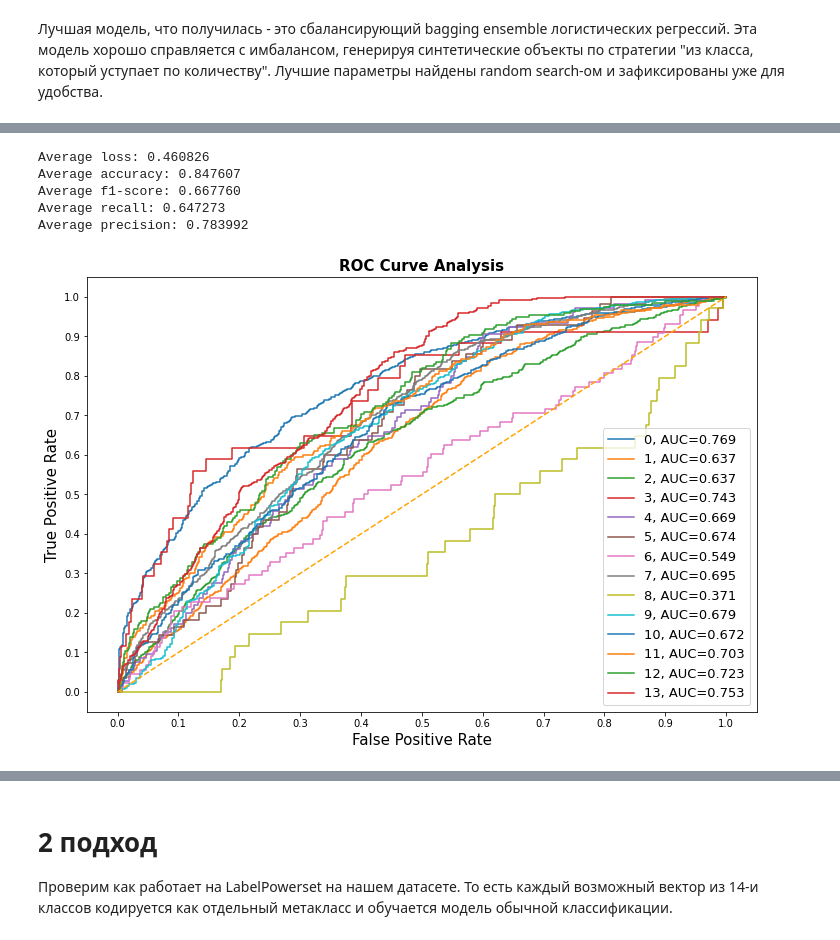
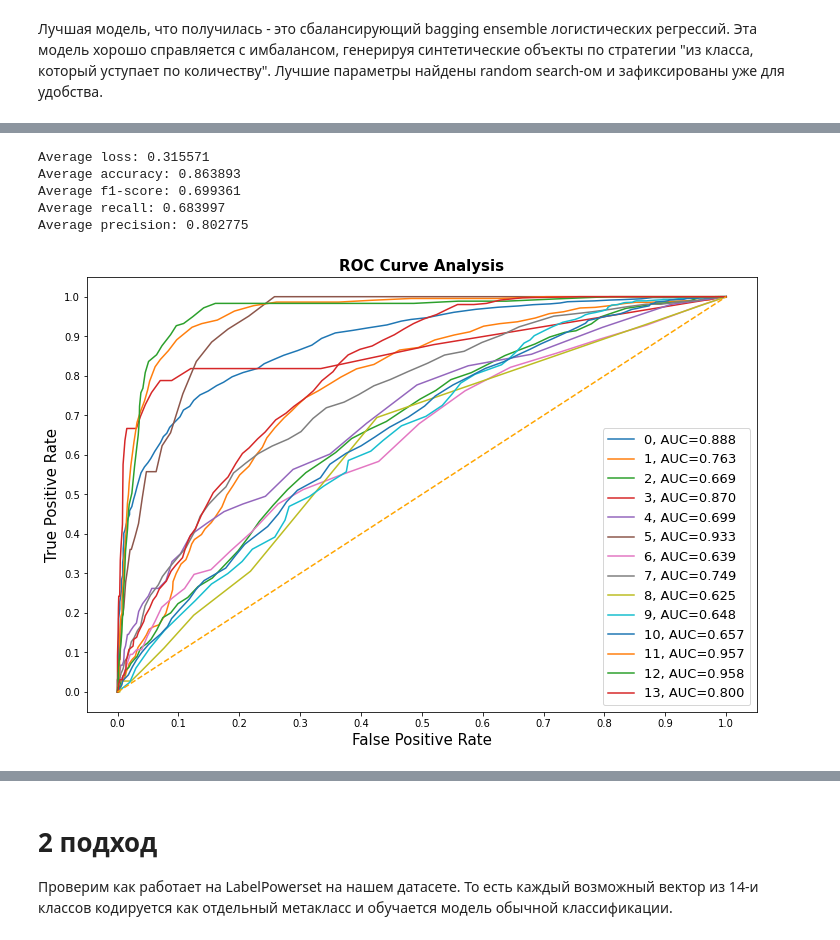
Before and after one commit to befozg/AM_entrance, a Jupyter notebook: classification_multi_lablel.ipynb, the cells around one changed output, grey strips where cells are left out. Drawn from its saved outputs; the diff is of its cells as text; code cells hidden in the pictures.

```diff
--- a/classification_multi_lablel.ipynb
+++ b/classification_multi_lablel.ipynb
@@ -183,10 +195,0 @@ X_val = scaler.transform(X_val)
-# %%
-pca = PCA(0.999)
-pca.fit(X_train)
-
-X_train_pca = pca.transform(X_train)
-X_val_pca = pca.transform(X_val)
-y_train = y_train.values
-y_val = y_val.values
-
-X_train_pca.shape
@@ -194,0 +208,10 @@ X_train_pca.shape
+# %%
+columns = np.full((corr.shape[0],), True, dtype=bool)
+for i in range(corr.shape[0]):
+    for j in range(i+1, corr.shape[0]):
+        if corr.iloc[i,j] >= 0.9:
+            if columns[j]:
+                columns[j] = False
+filtered_cols = X_train[continous_features_list].columns[columns]
+selected_columns = list(set(categorical_features_list) | set(filtered_cols))
+len(selected_columns)
@@ -194,0 +220,3 @@ X_train_pca.shape
+# %%
+X_train =  X_train[selected_columns].values
+X_val = X_val[selected_columns].values
@@ -559,0 +802,3 @@ Average precision: 0.791000
+# %%
+random_forest = RandomForestClassifier(random_state=0)
+model_forest = train_cv(random_forest, X_train, y_train)
@@ -560,9 +823,9 @@ Average precision: 0.791000
 # %%
-y_pred, y_proba = test(lr_model, X_val_pca, y_val)
+y_pred, y_proba = test(model_forest[0], X_val, y_val)
 # %% [output]
-Average loss: 0.460826
-Average accuracy: 0.847607
-Average f1-score: 0.667760
-Average recall: 0.647273
-Average precision: 0.783992
+Average loss: 0.315571
+Average accuracy: 0.863893
+Average f1-score: 0.699361
+Average recall: 0.683997
+Average precision: 0.802775
-[figure, old version]
+[figure, new version]
```
Also changed, not shown: parts of 66 cells of this notebook.
